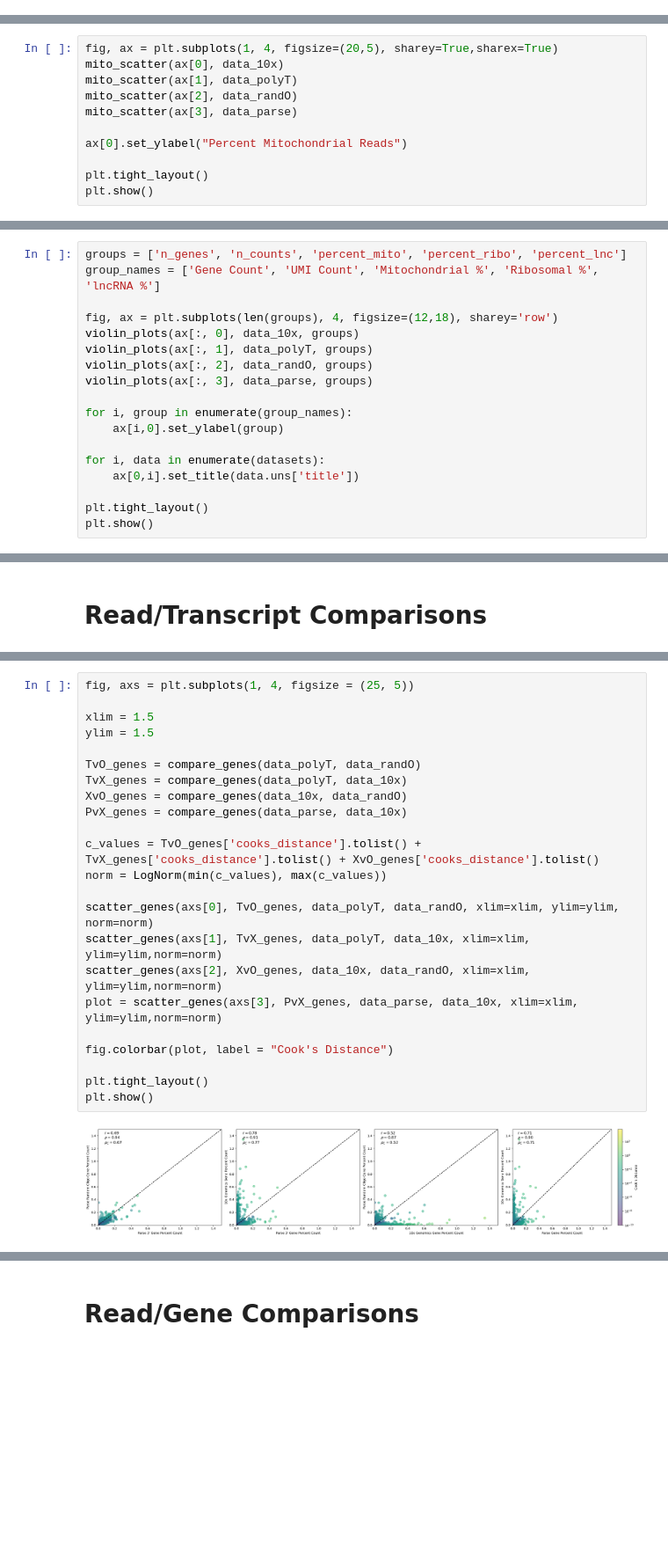
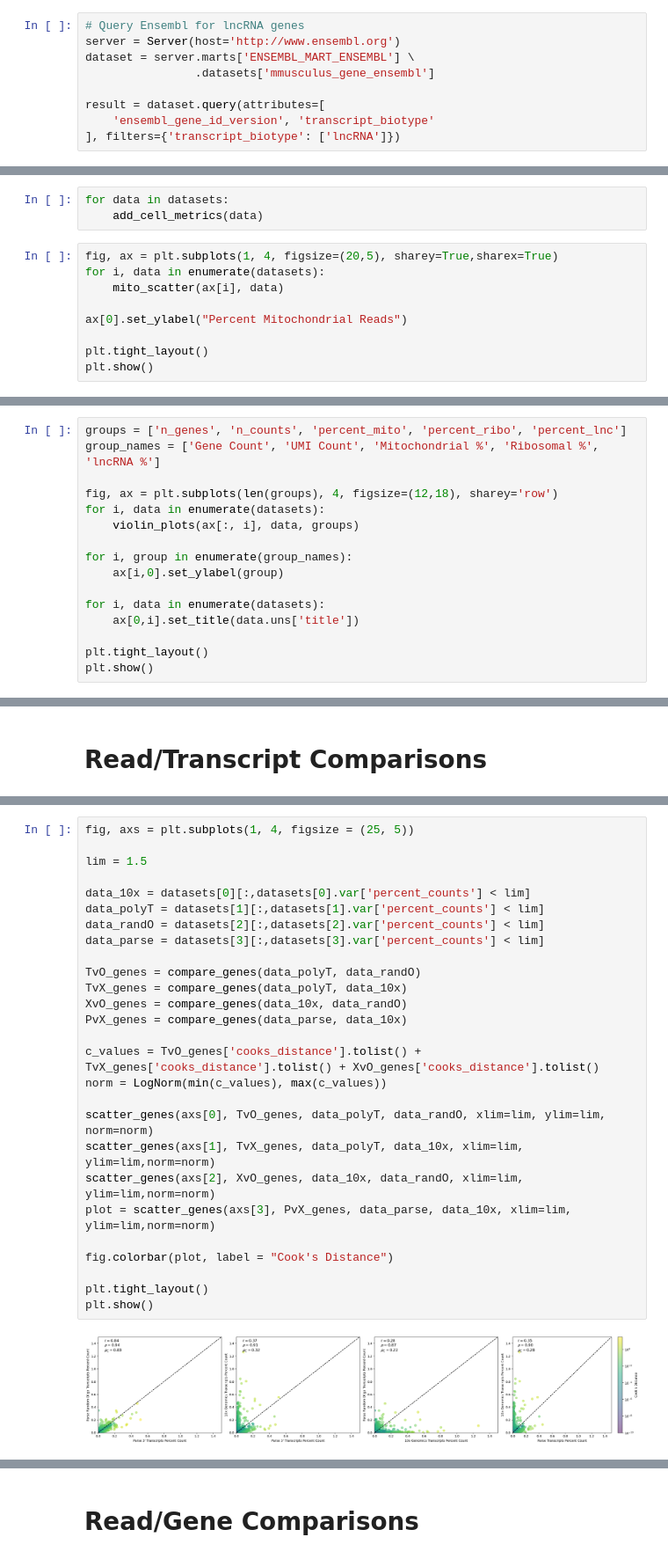
Before and after one commit to mcaskey6/10XvParse, a Jupyter notebook: Analysis 2/combo_test.ipynb, the cells around one changed output, grey strips where cells are left out. Shown at 88% size. Saved outputs shown, nothing was run; the diff lists cells and outputs as text; blank space fills up the shorter version.

```diff
--- a/Analysis 2/combo_test.ipynb
+++ b/Analysis 2/combo_test.ipynb
@@ -273,0 +264,9 @@ plt.show()
+# %%
+# Query Ensembl for lncRNA genes
+server = Server(host='http://www.ensembl.org')
+dataset = server.marts['ENSEMBL_MART_ENSEMBL'] \
+                .datasets['mmusculus_gene_ensembl']
+
+result = dataset.query(attributes=[
+    'ensembl_gene_id_version', 'transcript_biotype'
+], filters={'transcript_biotype': ['lncRNA']})
@@ -274,9 +297,10 @@ plt.show()
+# %%
+for data in datasets:
+    add_cell_metrics(data)
 # %%
 fig, ax = plt.subplots(1, 4, figsize=(20,5), sharey=True,sharex=True)
-mito_scatter(ax[0], data_10x)
-mito_scatter(ax[1], data_polyT)
-mito_scatter(ax[2], data_randO)
-mito_scatter(ax[3], data_parse)
+for i, data in enumerate(datasets):
+    mito_scatter(ax[i], data)
 
 ax[0].set_ylabel("Percent Mitochondrial Reads")
 
@@ -306,10 +313,8 @@ groups = ['n_genes', 'n_counts', 'percent_mito', 'percent_ribo', 'percent_lnc']
 group_names = ['Gene Count', 'UMI Count', 'Mitochondrial %', 'Ribosomal %', 'lncRNA %']
 
 fig, ax = plt.subplots(len(groups), 4, figsize=(12,18), sharey='row')
-violin_plots(ax[:, 0], data_10x, groups)
-violin_plots(ax[:, 1], data_polyT, groups)
-violin_plots(ax[:, 2], data_randO, groups)
-violin_plots(ax[:, 3], data_parse, groups)
+for i, data in enumerate(datasets):
+    violin_plots(ax[:, i], data, groups)
 
 for i, group in enumerate(group_names):
     ax[i,0].set_ylabel(group)
@@ -464,28 +490,32 @@ plt.show()
 # %%
 fig, axs = plt.subplots(1, 4, figsize = (25, 5))
 
-xlim = 1.5
-ylim = 1.5
+lim = 1.5
+
+data_10x = datasets[0][:,datasets[0].var['percent_counts'] < lim]
+data_polyT = datasets[1][:,datasets[1].var['percent_counts'] < lim]
+data_randO = datasets[2][:,datasets[2].var['percent_counts'] < lim]
+data_parse = datasets[3][:,datasets[3].var['percent_counts'] < lim]
 
 TvO_genes = compare_genes(data_polyT, data_randO)
 TvX_genes = compare_genes(data_polyT, data_10x)
 XvO_genes = compare_genes(data_10x, data_randO)
 PvX_genes = compare_genes(data_parse, data_10x)
 
 c_values = TvO_genes['cooks_distance'].tolist() + TvX_genes['cooks_distance'].tolist() + XvO_genes['cooks_distance'].tolist()
 norm = LogNorm(min(c_values), max(c_values))
 
-scatter_genes(axs[0], TvO_genes, data_polyT, data_randO, xlim=xlim, ylim=ylim, norm=norm)
-scatter_genes(axs[1], TvX_genes, data_polyT, data_10x, xlim=xlim, ylim=ylim,norm=norm)
-scatter_genes(axs[2], XvO_genes, data_10x, data_randO, xlim=xlim, ylim=ylim,norm=norm)
-plot = scatter_genes(axs[3], PvX_genes, data_parse, data_10x, xlim=xlim, ylim=ylim,norm=norm)
+scatter_genes(axs[0], TvO_genes, data_polyT, data_randO, xlim=lim, ylim=lim, norm=norm)
+scatter_genes(axs[1], TvX_genes, data_polyT, data_10x, xlim=lim, ylim=lim,norm=norm)
+scatter_genes(axs[2], XvO_genes, data_10x, data_randO, xlim=lim, ylim=lim,norm=norm)
+plot = scatter_genes(axs[3], PvX_genes, data_parse, data_10x, xlim=lim, ylim=lim,norm=norm)
 
 fig.colorbar(plot, label = "Cook's Distance")
 
 plt.tight_layout()
 plt.show()
 # %% [output]
-[figure, old version]
+[figure, new version]
 # %%
 for shared_data, string in zip([TvO_genes, TvX_genes, XvO_genes, PvX_genes], ("polyT vs randO", "polyT vs 10X", "10X vs randO", "Parse vs 10X")):
     shared_data.sort_values(by='cooks_distance', ascending=False, inplace=True)
```
Also changed, not shown: parts of 47 cells of this notebook.
